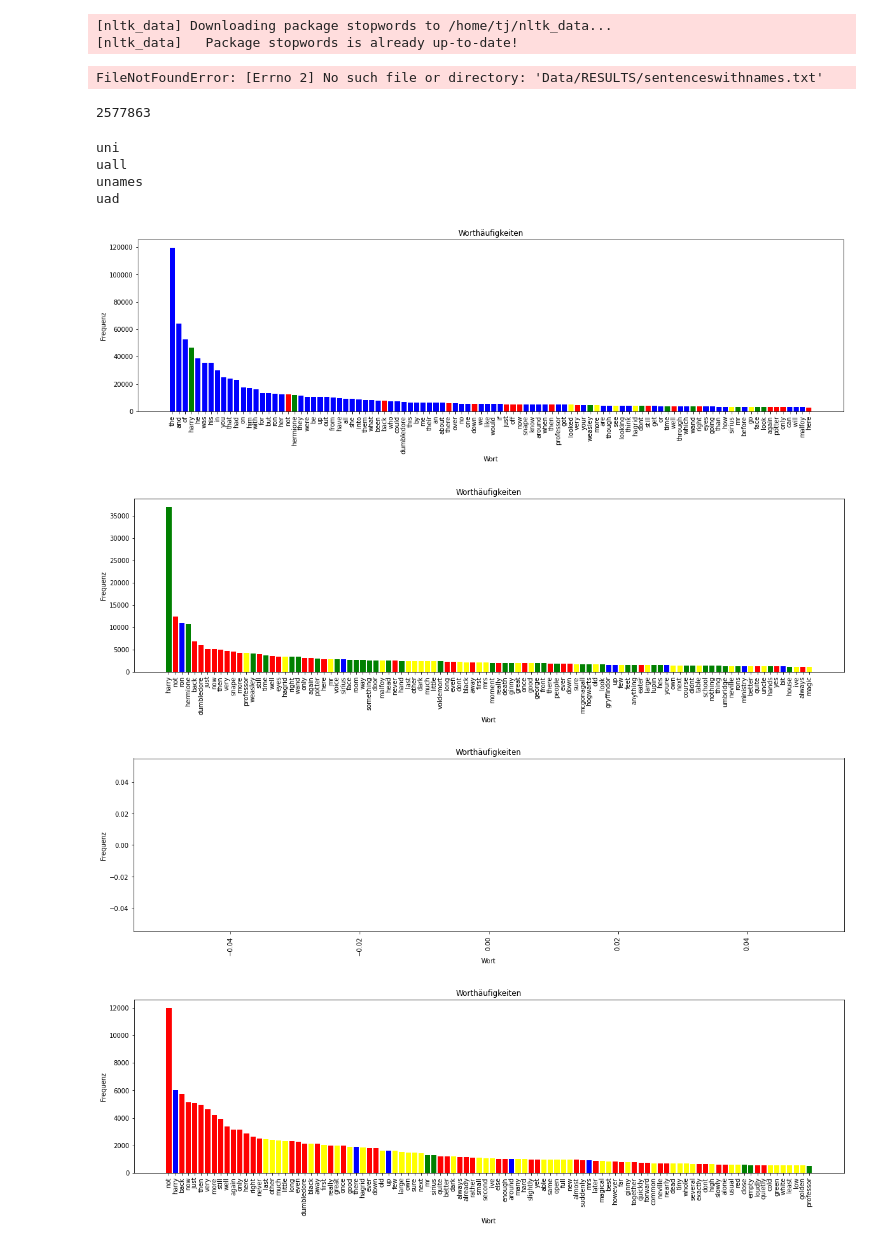
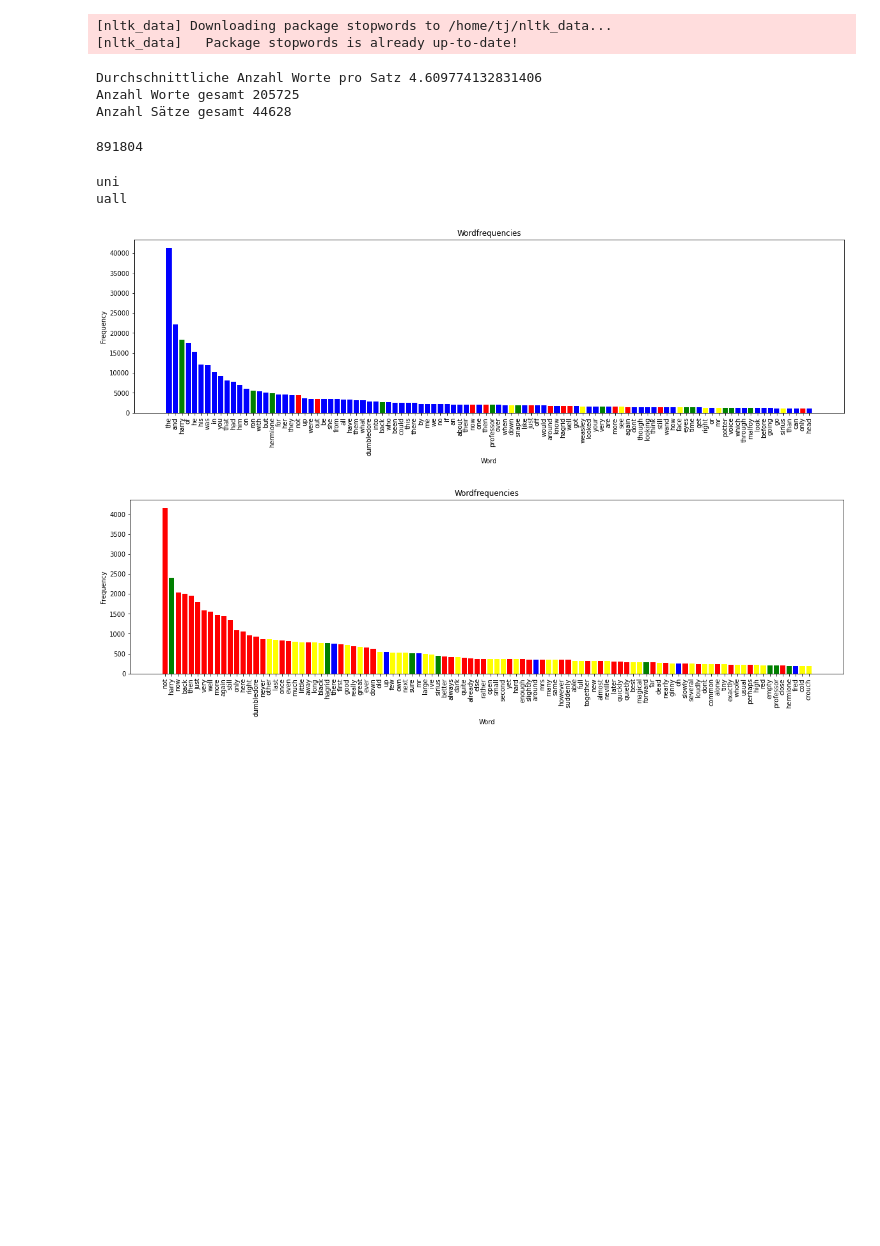
Before and after one commit to tessajo/SexistHarryPotter, a Jupyter notebook: evalUnigram.ipynb, the cells around one changed output. Drawn from its saved outputs; the diff is of its cells as text; code cells hidden in the pictures; blank space fills up the shorter version.

Commit message:
results

```diff
--- a/evalUnigram.ipynb
+++ b/evalUnigram.ipynb
@@ -17,7 +17,7 @@ with open(os.path.join('Data','RESULTS','sentenceswithnames.txt'),'r',encoding='
 # with open(os.path.join('Data','RESULTS','test.txt'),'r',encoding='utf-8') as f:
     content = f.read()
 '''
-
+sentence_raw = ''
 for i in range(0,7):
     filename_source = 'sentenceswithnames'+str(i)+'.txt'
     filepath_source = os.path.join('Data','RESULTS',filename_source)
@@ -33,20 +33,22 @@ words = nltk.word_tokenize(content)
 amWords = len(words)
 # Durchschnittliche Anzahl Worte / Satz
 avgWordsperSents = amWords/amSents
-print('Durschnittliche Anzahl Worte pro Satz',avgWordsperSents,'\nAnzahl Worte gesamt',amWords,'\nAnzahl Sätze gesamt',amSents)
+print('Durchschnittliche Anzahl Worte pro Satz',avgWordsperSents,'\nAnzahl Worte gesamt',amWords,'\nAnzahl Sätze gesamt',amSents)
 # %% [output]
 [nltk_data] Downloading package stopwords to /home/tj/nltk_data...
 [nltk_data]   Package stopwords is already up-to-date!
-FileNotFoundError: [Errno 2] No such file or directory: 'Data/RESULTS/sentenceswithnames.txt'
+Durchschnittliche Anzahl Worte pro Satz 4.609774132831406
+Anzahl Worte gesamt 205725
+Anzahl Sätze gesamt 44628
 # %%
 toktext, unigram = ef.unigram(sents)
 
 print(len(unigram))
 # %% [output]
-2577863
+891804
 # %%
 # Filter auf die Unigramme
-uall, unames, uad = ef.ngramFilter(unigram,1,1,1)
+uall = ef.ngramFilter(unigram)
 # %%
 
 # Ngramme initialisieren
@@ -54,24 +56,14 @@ print('uni')
 uni_freq,bigram = ef.initNgrams(unigram)
 print('uall')
 uall_freq,uall_bigram = ef.initNgrams(uall)
-print('unames')
-unames_freq,unames_bigram = ef.initNgrams(unames)
-print('uad')
-uad_freq,uad_bigram = ef.initNgrams(uad)
 # %% [output]
 uni
 uall
-unames
-uad
 # %%
 # Wortfrequenzen berechnen
 # TODO Legende
 ef.getWordFrequency(uni_freq)
 ef.getWordFrequency(uall_freq)
-ef.getWordFrequency(unames_freq)
-ef.getWordFrequency(uad_freq)
 # %% [output]
-[figure, old version]
+[figure, new version]
-[figure, old version]
+[figure, new version]
-[figure, removed]
-[figure, removed]
```
Also changed, not shown: 2 other files.
